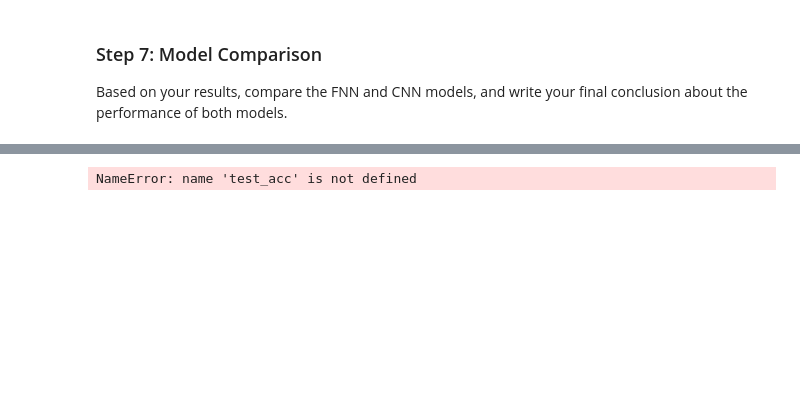
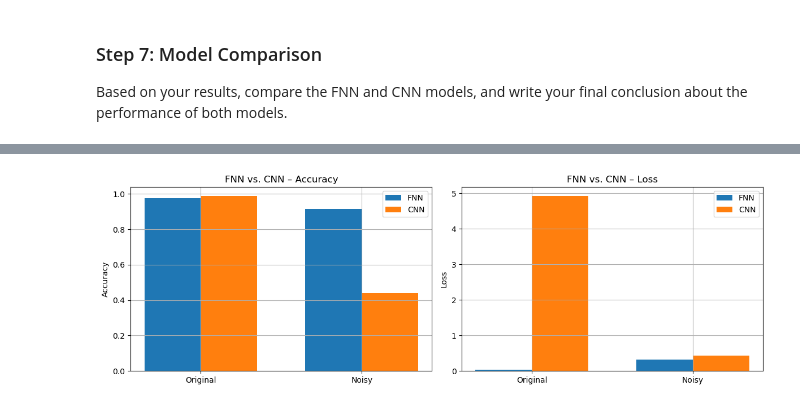
Before and after one commit to NolanMM/PROG74000-25W-Sec1-Applications-of-Artificial-Intelligence-and-Machine-Learning, a Jupyter notebook: Assignment_5/Assignment 5.ipynb, the cells around one changed output, grey strips where cells are left out. Drawn from its saved outputs; the diff is of its cells as text; code cells hidden in the pictures; blank space fills up the shorter version.

```diff
--- a/Assignment_5/Assignment 5.ipynb
+++ b/Assignment_5/Assignment 5.ipynb
@@ -748,14 +760,14 @@ print(f"Original Test - Loss: {test_loss:.4f}, Accuracy: {test_accuracy:.4f}")
 print(f"Noisy Test    - Loss: {noisy_test_loss:.4f}, Accuracy: {noisy_test_accuracy:.4f}\n")
 
 print("=== CNN Evaluation ===")
-print(f"Original Test - Loss: {test_loss:.4f}, Accuracy: {test_acc:.4f}")
+print(f"Original Test - Loss: {test_loss_cnn:.4f}, Accuracy: {test_acc:.4f}")
 print(f"Noisy Test    - Loss: {test_loss_noisy:.4f}, Accuracy: {test_acc_noisy:.4f}\n")
 
 # 2. Prepare data for visualization
 labels = ["Original", "Noisy"]
 fnn_scores = [test_accuracy, noisy_test_accuracy]
 cnn_scores = [test_acc, test_acc_noisy]
-fnn_losses = [test_loss, noisy_test_loss]
+fnn_losses = [test_loss_cnn, noisy_test_loss]
 cnn_losses = [test_loss_noisy, test_acc_noisy]
 
 x = np.arange(len(labels))
@@ -793 +807 @@ Noisy Test    -> Loss: 0.3520, Accuracy: 0.9059
-NameError: name 'test_acc' is not defined
+[figure, added]
```
Also changed, not shown: parts of 17 cells of this notebook.
